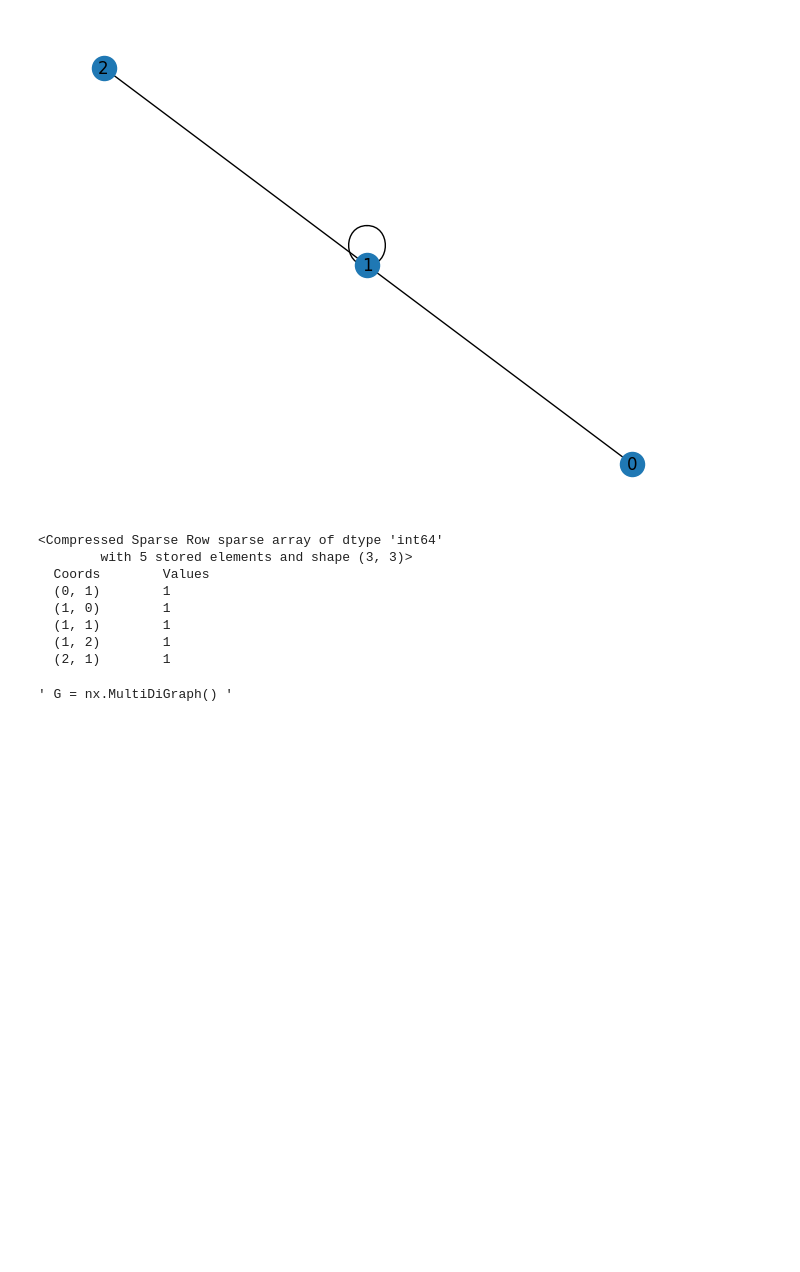
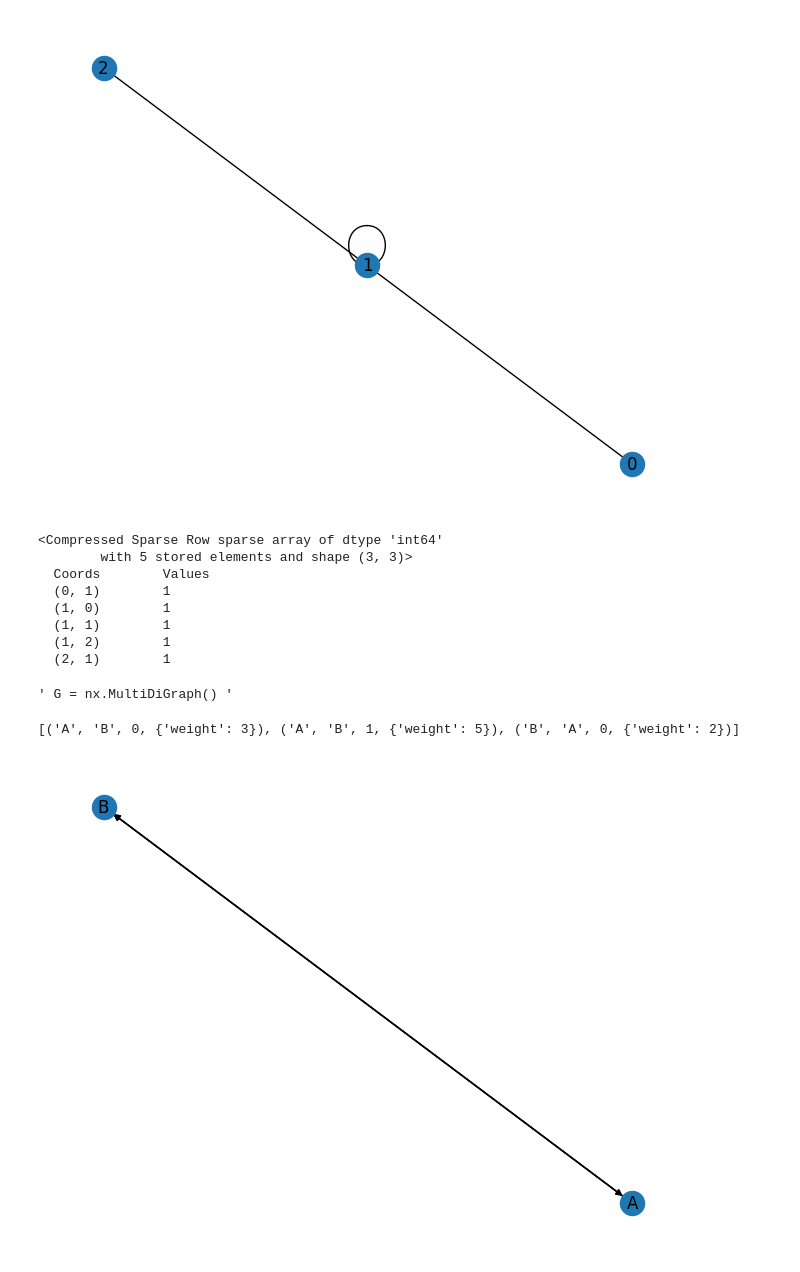
Before and after one commit to DuneV/Special-Project-Aura, a Jupyter notebook: jupyter_test/networkx_tutorial.ipynb, the cells around one changed output. Saved outputs shown, nothing was run; the diff lists cells and outputs as text; code cells hidden in the pictures; blank space fills up the shorter version.

Commit message:
[UPDATE]: graph new with actions

```diff
--- a/jupyter_test/networkx_tutorial.ipynb
+++ b/jupyter_test/networkx_tutorial.ipynb
@@ -105,3 +105,23 @@ print(nx.adjacency_matrix(
 """ G = nx.MultiDiGraph() """
 # %% [output]
 ' G = nx.MultiDiGraph() '
+# %%
+import networkx as nx
+
+# Crear un MultiDiGraph
+G = nx.MultiDiGraph()
+
+# Añadir nodos
+G.add_node("A")
+G.add_node("B")
+
+# Añadir múltiples aristas entre A y B
+G.add_edge("A", "B", key=0, weight=3)
+G.add_edge("A", "B", key=1, weight=5)
+G.add_edge("B", "A", weight=2)  # Dirección opuesta
+nx.draw_spring(G, with_labels=True)
+# Mostrar aristas
+print(list(G.edges(data=True, keys=True)))
+# %% [output]
+[('A', 'B', 0, {'weight': 3}), ('A', 'B', 1, {'weight': 5}), ('B', 'A', 0, {'weight': 2})]
+[figure, added]
```
Also changed, not shown: parts of 3 cells of this notebook, 1 other file.
